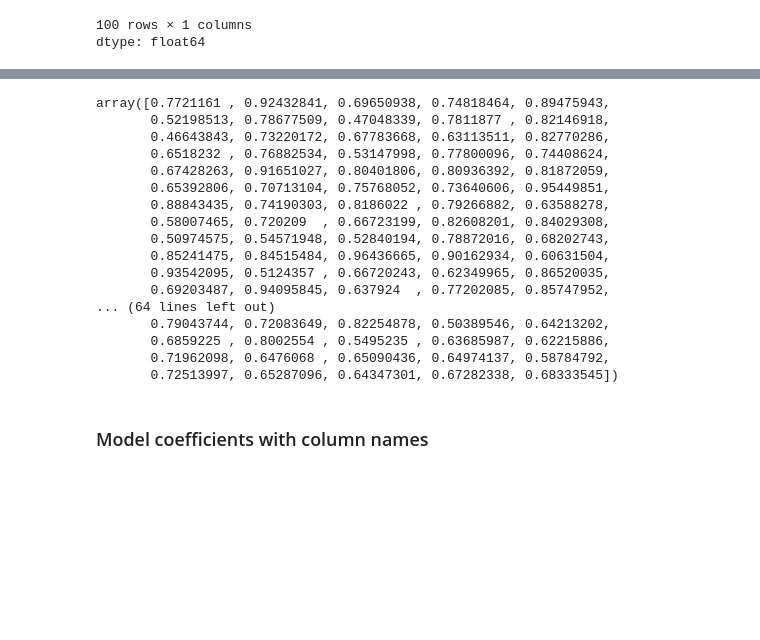
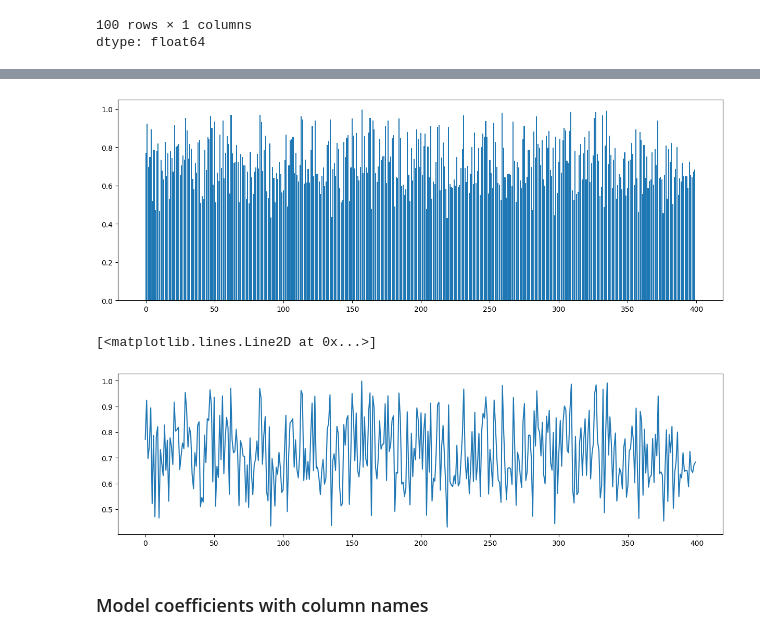
Before and after one commit to akshayabhale1406/SCLR_Jamboree_Education_Linear_Regression, a Jupyter notebook: Jamboree_Education_Linear_Regression.ipynb, the cells around one changed output, grey strips where cells are left out. Saved outputs shown, nothing was run; the diff lists cells and outputs as text; code cells hidden in the pictures; blank space fills up the shorter version.

```diff
--- a/Jamboree_Education_Linear_Regression.ipynb
+++ b/Jamboree_Education_Linear_Regression.ipynb
@@ -350,26 +350,22 @@ Covariance Type:            nonrobust
 
 Notes:
 [1] Standard Errors assume that the covariance matrix of the errors is correctly specified.
-# %%
-results.predict(x_sm)
-# %% [output]
-array([0.7721161 , 0.92432841, 0.69650938, 0.74818464, 0.89475943,
-       0.52198513, 0.78677509, 0.47048339, 0.7811877 , 0.82146918,
-       0.46643843, 0.73220172, 0.67783668, 0.63113511, 0.82770286,
-       0.6518232 , 0.76882534, 0.53147998, 0.77800096, 0.74408624,
-       0.67428263, 0.91651027, 0.80401806, 0.80936392, 0.81872059,
-       0.65392806, 0.70713104, 0.75768052, 0.73640606, 0.95449851,
-       0.88843435, 0.74190303, 0.8186022 , 0.79266882, 0.63588278,
-       0.58007465, 0.720209  , 0.66723199, 0.82608201, 0.84029308,
-       0.50974575, 0.54571948, 0.52840194, 0.78872016, 0.68202743,
-       0.85241475, 0.84515484, 0.96436665, 0.90162934, 0.60631504,
-       0.93542095, 0.5124357 , 0.66720243, 0.62349965, 0.86520035,
-       0.69203487, 0.94095845, 0.637924  , 0.77202085, 0.85747952,
-... (64 lines left out)
-       0.79043744, 0.72083649, 0.82254878, 0.50389546, 0.64213202,
-       0.6859225 , 0.8002554 , 0.5495235 , 0.63685987, 0.62215886,
-       0.71962098, 0.6476068 , 0.65090436, 0.64974137, 0.58784792,
-       0.72513997, 0.65287096, 0.64347301, 0.67282338, 0.68333545])
+# %%
+plt.figure(figsize = (15, 5))
+# plt.subplot(figsize = (10, 5))
+# The correct function to create a bar plot is `bar`, not `barplot`.
+# Also, `bar` expects the x-coordinates and heights of the bars as arguments.
+plt.bar(range(len(results.predict(x_sm))), results.predict(x_sm))
+# print(results.predict(x_sm))
+plt.show() # this is added to actually display the bar plot
+# %% [output]
+[figure, added]
+# %%
+plt.figure(figsize = (15, 4))
+plt.plot(results.predict(x_sm))
+# %% [output]
+[<matplotlib.lines.Line2D at 0x...>]
+[figure, added]
 # %% [markdown]
 ### Model coefficients with column names
 # %%
```
Also changed, not shown: parts of 4 cells of this notebook.
